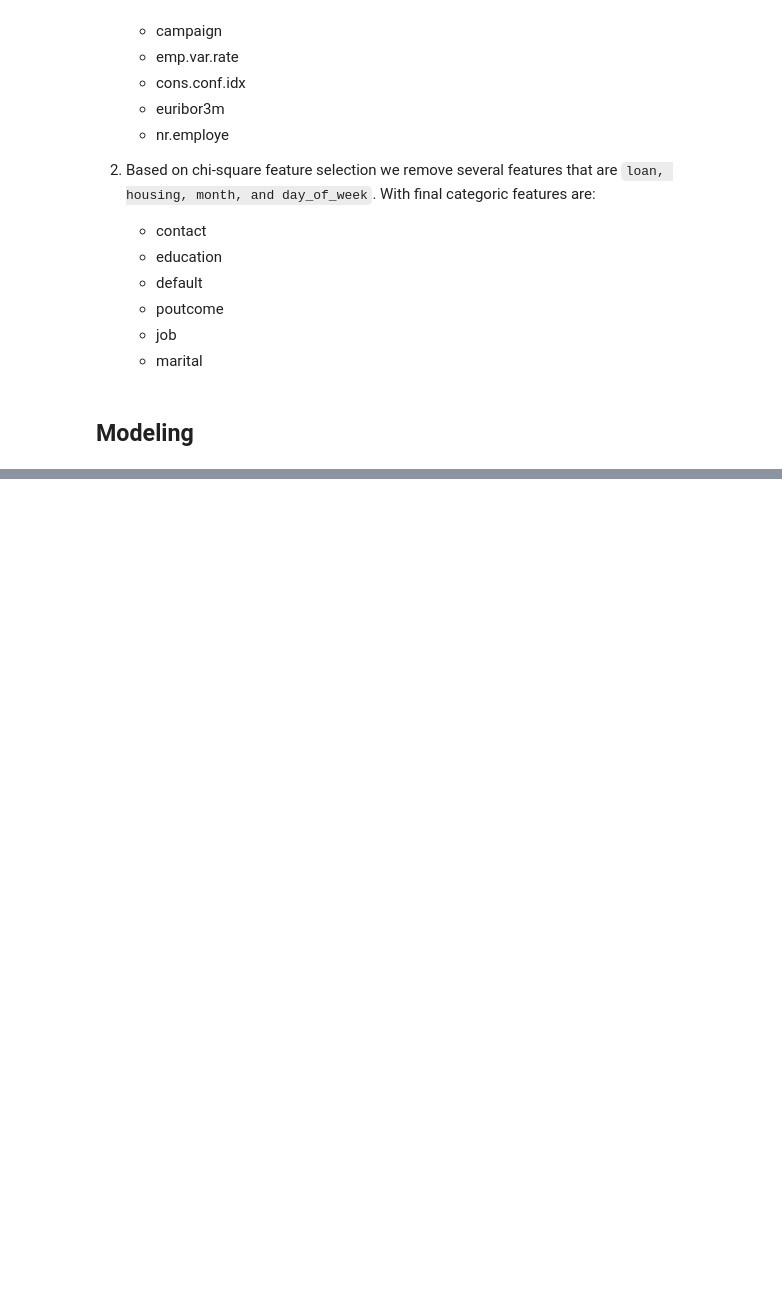
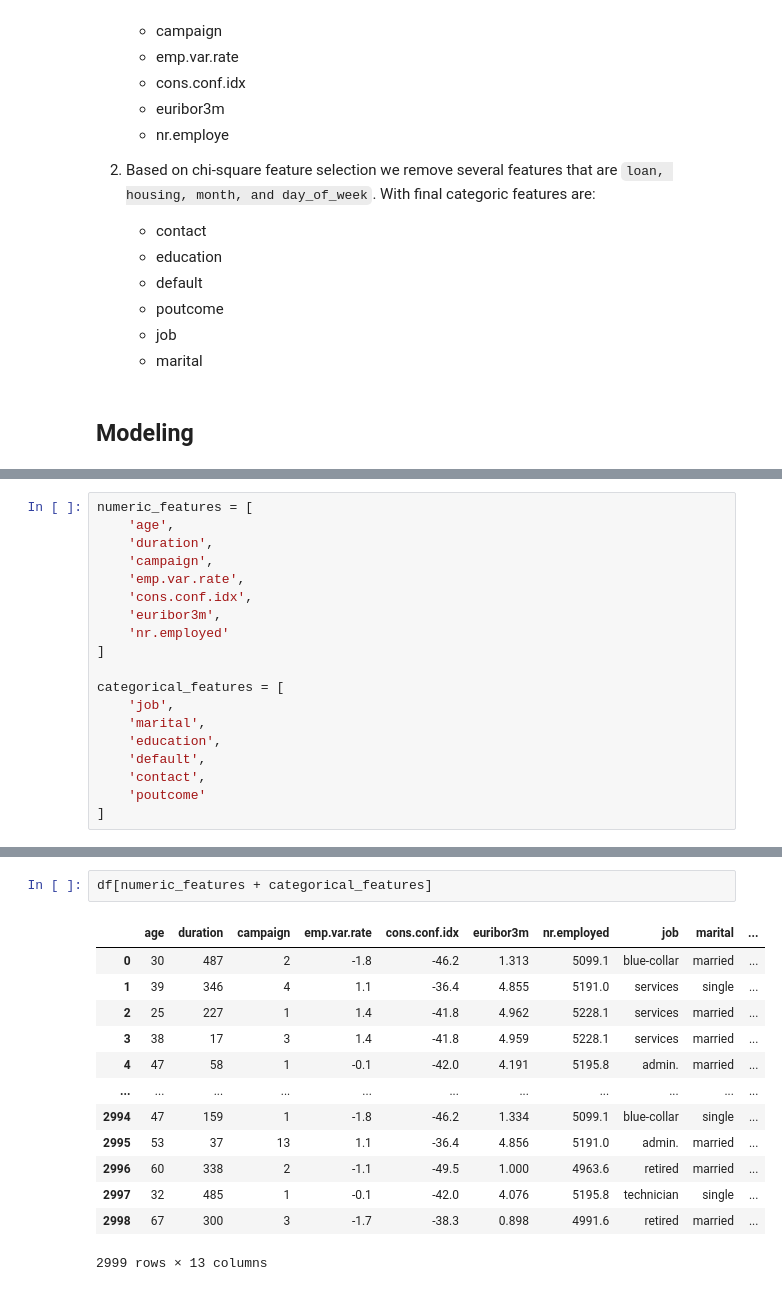
Before and after one commit to ihsannurfaqih/Bank-Marketing-Automation, a Jupyter notebook: src/notebook.ipynb, the cells around one changed output, grey strips where cells are left out. Drawn from its saved outputs; the diff is of its cells as text; blank space fills up the shorter version.

```diff
--- a/src/notebook.ipynb
+++ b/src/notebook.ipynb
@@ -413,0 +416,19 @@ For feature selection implemented 2 kind of selection. For numeric feature we im
+# %%
+numeric_features = [
+    'age',
+    'duration',
+    'campaign',
+    'emp.var.rate',
+    'cons.conf.idx',
+    'euribor3m',
+    'nr.employed'
+]
+
+categorical_features = [
+    'job',
+    'marital',
+    'education',
+    'default',
+    'contact',
+    'poutcome'
+]
@@ -413,0 +451,16 @@ For feature selection implemented 2 kind of selection. For numeric feature we im
+# %%
+df[numeric_features + categorical_features]
+# %% [output]
+|  | age | duration | campaign | emp.var.rate | cons.conf.idx | euribor3m | nr.employed | job | marital | ... |
+| 0 | 30 | 487 | 2 | -1.8 | -46.2 | 1.313 | 5099.1 | blue-collar | married | ... |
+| 1 | 39 | 346 | 4 | 1.1 | -36.4 | 4.855 | 5191.0 | services | single | ... |
+| 2 | 25 | 227 | 1 | 1.4 | -41.8 | 4.962 | 5228.1 | services | married | ... |
+| 3 | 38 | 17 | 3 | 1.4 | -41.8 | 4.959 | 5228.1 | services | married | ... |
+| 4 | 47 | 58 | 1 | -0.1 | -42.0 | 4.191 | 5195.8 | admin. | married | ... |
+| ... | ... | ... | ... | ... | ... | ... | ... | ... | ... | ... |
+| 2994 | 47 | 159 | 1 | -1.8 | -46.2 | 1.334 | 5099.1 | blue-collar | single | ... |
+| 2995 | 53 | 37 | 13 | 1.1 | -36.4 | 4.856 | 5191.0 | admin. | married | ... |
+| 2996 | 60 | 338 | 2 | -1.1 | -49.5 | 1.000 | 4963.6 | retired | married | ... |
+| 2997 | 32 | 485 | 1 | -0.1 | -42.0 | 4.076 | 5195.8 | technician | single | ... |
+| 2998 | 67 | 300 | 3 | -1.7 | -38.3 | 0.898 | 4991.6 | retired | married | ... |
+2999 rows × 13 columns
```
Also changed, not shown: parts of 14 cells of this notebook.
